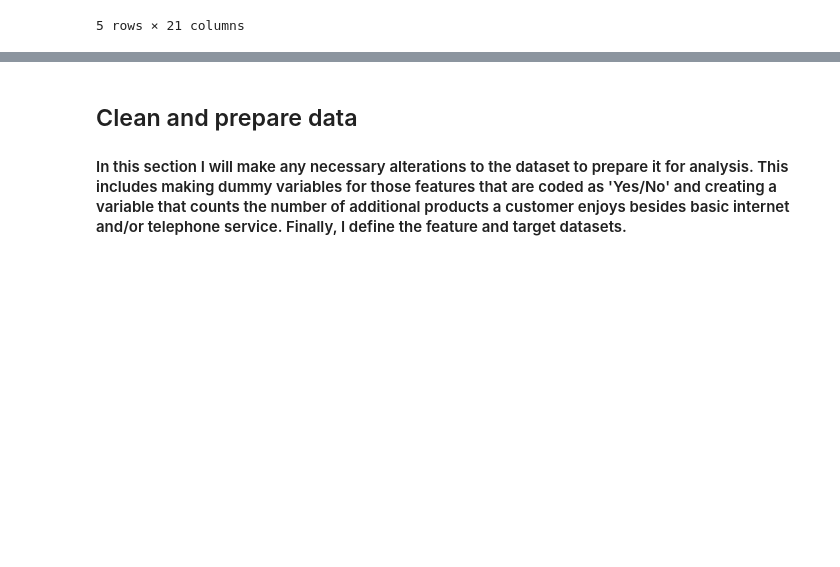
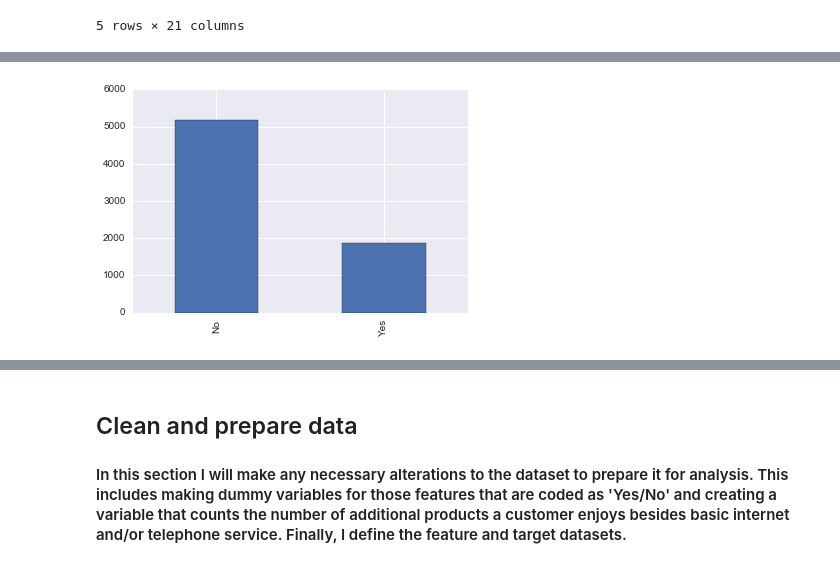
Before and after one commit to AmyinTX/Thinkful_Capstone, a Jupyter notebook: Capstone_RD.ipynb, the cells around one changed output, grey strips where cells are left out. Drawn from its saved outputs; the diff is of its cells as text; code cells hidden in the pictures; blank space fills up the shorter version.

Commit message:
plots

```diff
--- a/Capstone_RD.ipynb
+++ b/Capstone_RD.ipynb
@@ -40,0 +102,4 @@ churn_data.head()
+# %%
+churn_data.Churn.value_counts().plot(kind='bar');
+# %% [output]
+[figure, added]
```
Also changed, not shown: parts of 9 cells of this notebook.
